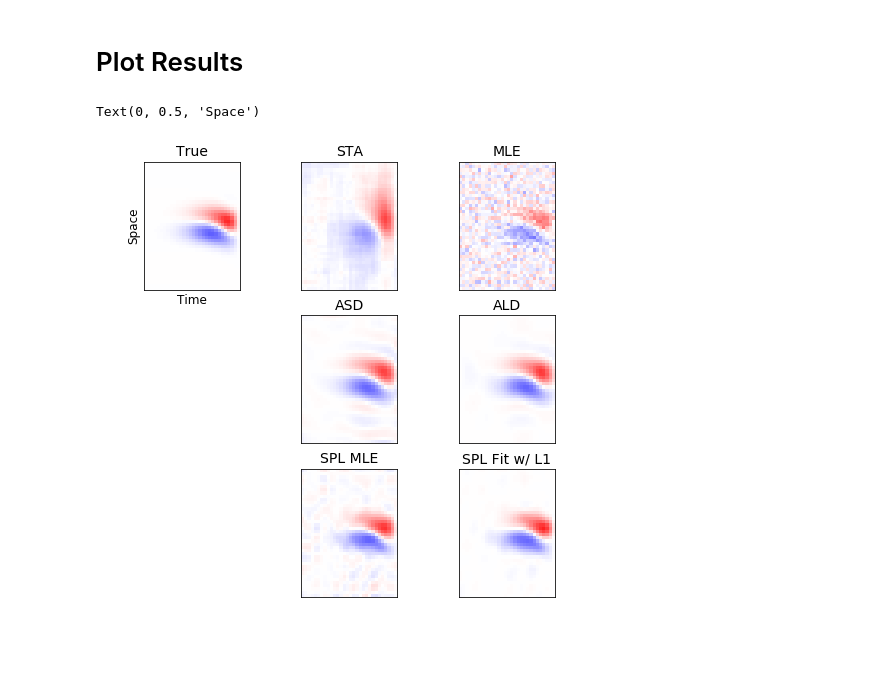
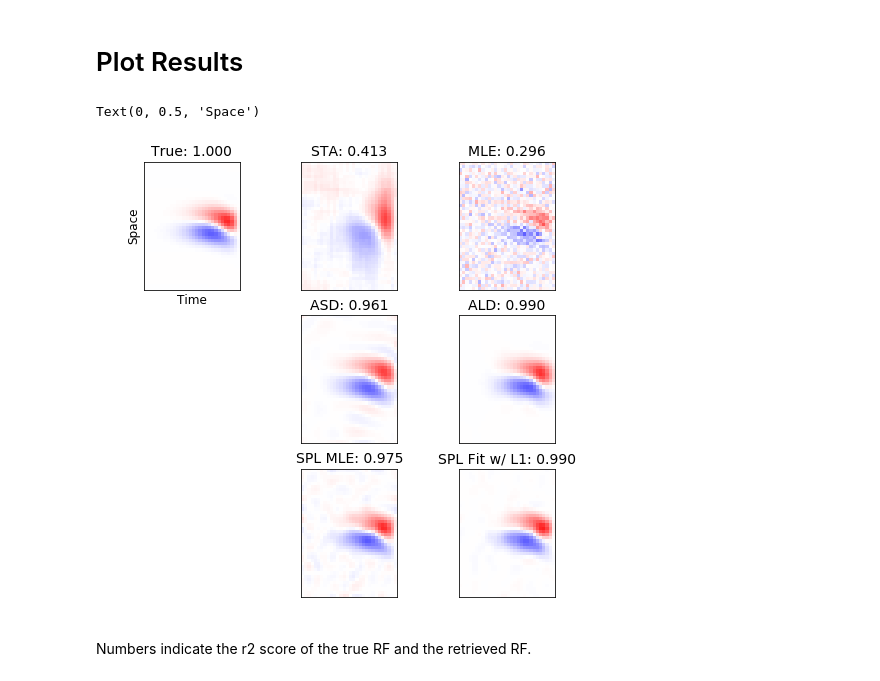
Before and after one commit to berenslab/RFEst, a Jupyter notebook: notebooks/Showcase_simulated_2D_RF.ipynb, the cells around one changed output. Drawn from its saved outputs; the diff is of its cells as text; code cells hidden in the pictures; blank space fills up the shorter version.

```diff
--- a/notebooks/Showcase_simulated_2D_RF.ipynb
+++ b/notebooks/Showcase_simulated_2D_RF.ipynb
@@ -36,4 +38,5 @@ kx2 /= np.linalg.norm(kx2)
 kx = np.vstack([kx1, kx2])
 
 k = kt @ kx
+k_norm = k/np.linalg.norm(k)
 # %%
@@ -83,8 +87,8 @@ ald = ALD(X, y, dims, compute_mle=False)
 
 sigma0 = [1.]
 rho0 = [1.]
-params_t0 = [6., 20., 1., 1.] # taus, nus, tauf, nuf
-params_y0 = [6., 20., 1., 1.]
+params_t0 = [3., 20., 1., 1.] # taus, nus, tauf, nuf
+params_y0 = [3., 20., 1., 1.]
 init_params = sigma0 + rho0 + params_t0 + params_y0
 ald.fit(initial_params=init_params, num_iters=10)
 # %% [output]
@@ -116,21 +120,23 @@ Stop: reached 500 steps, final cost=1.2552436796254476.
 # %%
 fig, ax = plt.subplots(3,3, figsize=(8, 8))
 ax = ax.flatten()
 labels = ['True', 'STA', 'MLE', '', 'ASD', 'ALD', '', 'SPL MLE', 'SPL Fit w/ L1']
 for ii, w in enumerate([k, spl.w_sta, spl.w_mle, 0, asd.w_opt, ald.w_opt , 0, spl.w_spl, spl.w_opt]):
 
     if np.ndim(w) == 0:
         ax[ii].axis('off')
         continue
 
     w = w.reshape(dims)
-    w /= np.linalg.norm(w)
-    ax[ii].imshow(w.T, cmap=plt.cm.bwr, vmin=-0.2, vmax=0.2)
-    ax[ii].set_title(labels[ii], fontsize=14)
+    w_norm =  w /np.linalg.norm(w)
+    ax[ii].imshow(w_norm.T, cmap=plt.cm.bwr, vmin=-0.2, vmax=0.2)
+    ax[ii].set_title("{0}: {1:.3f}".format(labels[ii], r2_score(k_norm.flatten(), w_norm.flatten())), fontsize=14)
     ax[ii].set_xticks([])
     ax[ii].set_yticks([])
 ax[0].set_xlabel('Time', fontsize=12)
 ax[0].set_ylabel('Space', fontsize=12)
 # %% [output]
 Text(0, 0.5, 'Space')
-[figure, old version]
+[figure, new version]
+# %% [markdown]
+Numbers indicate the r2 score of the true RF and the retrieved RF.
```
Also changed, not shown: parts of 6 cells of this notebook.
